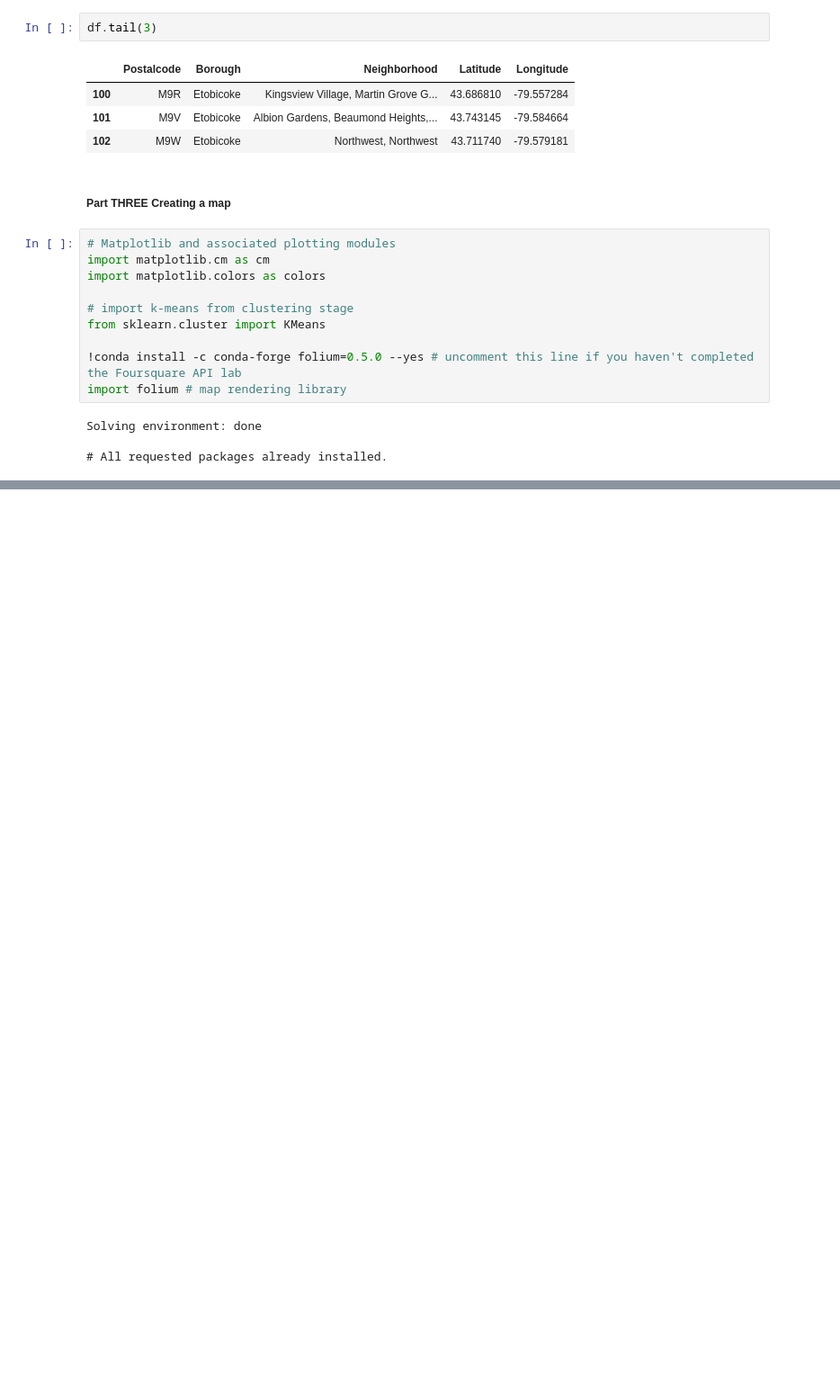
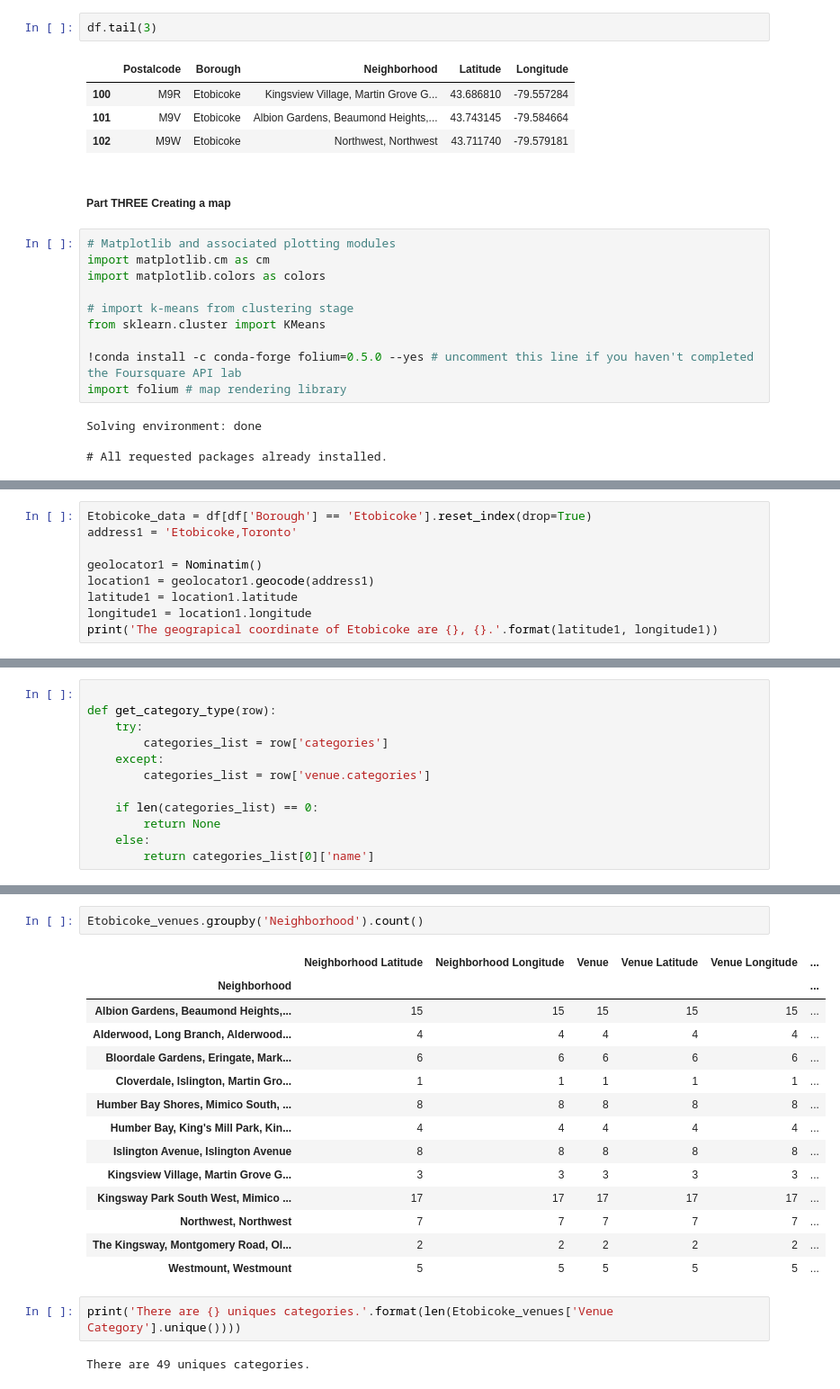
Before and after one commit to yanagh/CourseraCapstone, a Jupyter notebook: Segmenting and Clustering Neighborhoods.ipynb, the cells around one changed output, grey strips where cells are left out. Shown at 90% size. Saved outputs shown, nothing was run; the diff lists cells and outputs as text; blank space fills up the shorter version.

```diff
--- a/Segmenting and Clustering Neighborhoods.ipynb
+++ b/Segmenting and Clustering Neighborhoods.ipynb
@@ -264,0 +286,9 @@ The geograpical coordinate of Toronto are 43.653963, -79.387207.
+# %%
+Etobicoke_data = df[df['Borough'] == 'Etobicoke'].reset_index(drop=True)
+address1 = 'Etobicoke,Toronto'
+
+geolocator1 = Nominatim()
+location1 = geolocator1.geocode(address1)
+latitude1 = location1.latitude
+longitude1 = location1.longitude
+print('The geograpical coordinate of Etobicoke are {}, {}.'.format(latitude1, longitude1))
@@ -264,0 +330,12 @@ The geograpical coordinate of Toronto are 43.653963, -79.387207.
+# %%
+
+def get_category_type(row):
+    try:
+        categories_list = row['categories']
+    except:
+        categories_list = row['venue.categories']
+
+    if len(categories_list) == 0:
+        return None
+    else:
+        return categories_list[0]['name']
@@ -264,0 +436,21 @@ The geograpical coordinate of Toronto are 43.653963, -79.387207.
+# %%
+Etobicoke_venues.groupby('Neighborhood').count()
+# %% [output]
+|  | Neighborhood Latitude | Neighborhood Longitude | Venue | Venue Latitude | Venue Longitude | ... |
+| Neighborhood |  |  |  |  |  | ... |
+| Albion Gardens, Beaumond Heights,... | 15 | 15 | 15 | 15 | 15 | ... |
+| Alderwood, Long Branch, Alderwood... | 4 | 4 | 4 | 4 | 4 | ... |
+| Bloordale Gardens, Eringate, Mark... | 6 | 6 | 6 | 6 | 6 | ... |
+| Cloverdale, Islington, Martin Gro... | 1 | 1 | 1 | 1 | 1 | ... |
+| Humber Bay Shores, Mimico South, ... | 8 | 8 | 8 | 8 | 8 | ... |
+| Humber Bay, King's Mill Park, Kin... | 4 | 4 | 4 | 4 | 4 | ... |
+| Islington Avenue, Islington Avenue | 8 | 8 | 8 | 8 | 8 | ... |
+| Kingsview Village, Martin Grove G... | 3 | 3 | 3 | 3 | 3 | ... |
+| Kingsway Park South West, Mimico ... | 17 | 17 | 17 | 17 | 17 | ... |
+| Northwest, Northwest | 7 | 7 | 7 | 7 | 7 | ... |
+| The Kingsway, Montgomery Road, Ol... | 2 | 2 | 2 | 2 | 2 | ... |
+| Westmount, Westmount | 5 | 5 | 5 | 5 | 5 | ... |
+# %%
+print('There are {} uniques categories.'.format(len(Etobicoke_venues['Venue Category'].unique())))
+# %% [output]
+There are 49 uniques categories.
```
Also changed, not shown: parts of 22 cells of this notebook.
